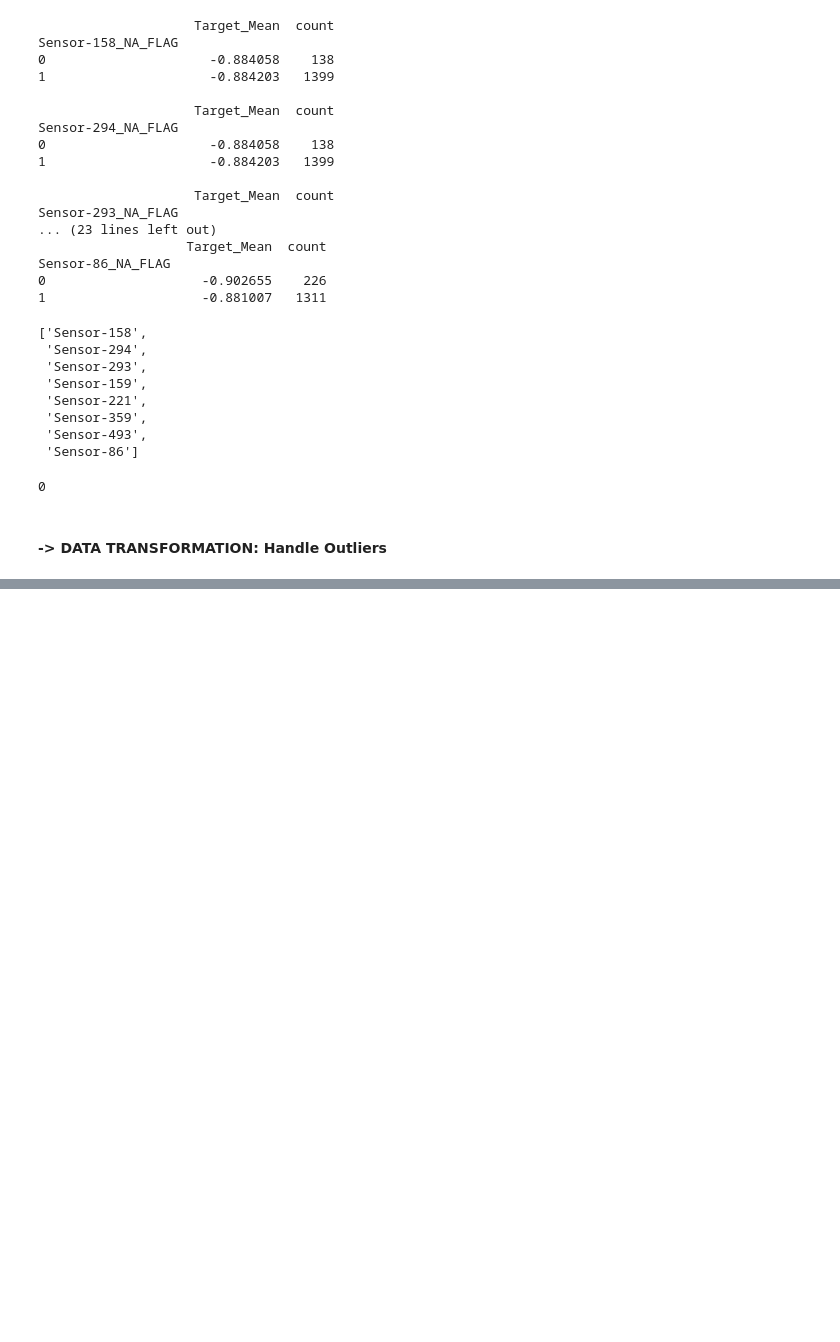
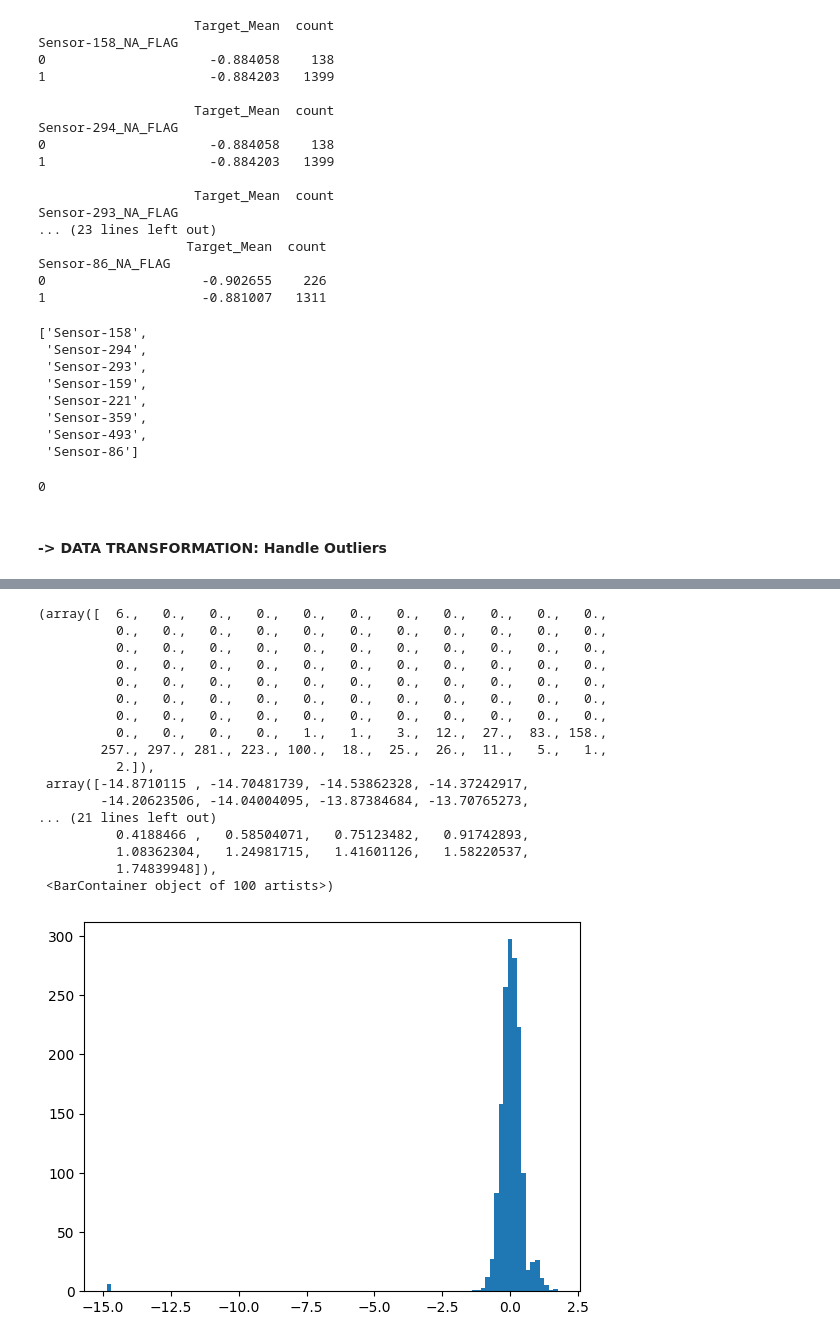
Before and after one commit to ayhanoruc/predictive-wafer-maintenance, a Jupyter notebook: notebook/EDA.ipynb, the cells around one changed output, grey strips where cells are left out. Saved outputs shown, nothing was run; the diff lists cells and outputs as text; code cells hidden in the pictures; blank space fills up the shorter version.

```diff
--- a/notebook/EDA.ipynb
+++ b/notebook/EDA.ipynb
@@ -992,0 +1154,22 @@ Name: count, dtype: int64
+# %%
+scaled_df = handle_scaling.standard_scaler()
+plt.hist(scaled_df,bins=100 )
+# %% [output]
+(array([  6.,   0.,   0.,   0.,   0.,   0.,   0.,   0.,   0.,   0.,   0.,
+          0.,   0.,   0.,   0.,   0.,   0.,   0.,   0.,   0.,   0.,   0.,
+          0.,   0.,   0.,   0.,   0.,   0.,   0.,   0.,   0.,   0.,   0.,
+          0.,   0.,   0.,   0.,   0.,   0.,   0.,   0.,   0.,   0.,   0.,
+          0.,   0.,   0.,   0.,   0.,   0.,   0.,   0.,   0.,   0.,   0.,
+          0.,   0.,   0.,   0.,   0.,   0.,   0.,   0.,   0.,   0.,   0.,
+          0.,   0.,   0.,   0.,   0.,   0.,   0.,   0.,   0.,   0.,   0.,
+          0.,   0.,   0.,   0.,   1.,   1.,   3.,  12.,  27.,  83., 158.,
+        257., 297., 281., 223., 100.,  18.,  25.,  26.,  11.,   5.,   1.,
+          2.]),
+ array([-14.8710115 , -14.70481739, -14.53862328, -14.37242917,
+        -14.20623506, -14.04004095, -13.87384684, -13.70765273,
+... (21 lines left out)
+          0.4188466 ,   0.58504071,   0.75123482,   0.91742893,
+          1.08362304,   1.24981715,   1.41601126,   1.58220537,
+          1.74839948]),
+ <BarContainer object of 100 artists>)
+[figure, added]
```
Also changed, not shown: parts of 24 cells of this notebook.
